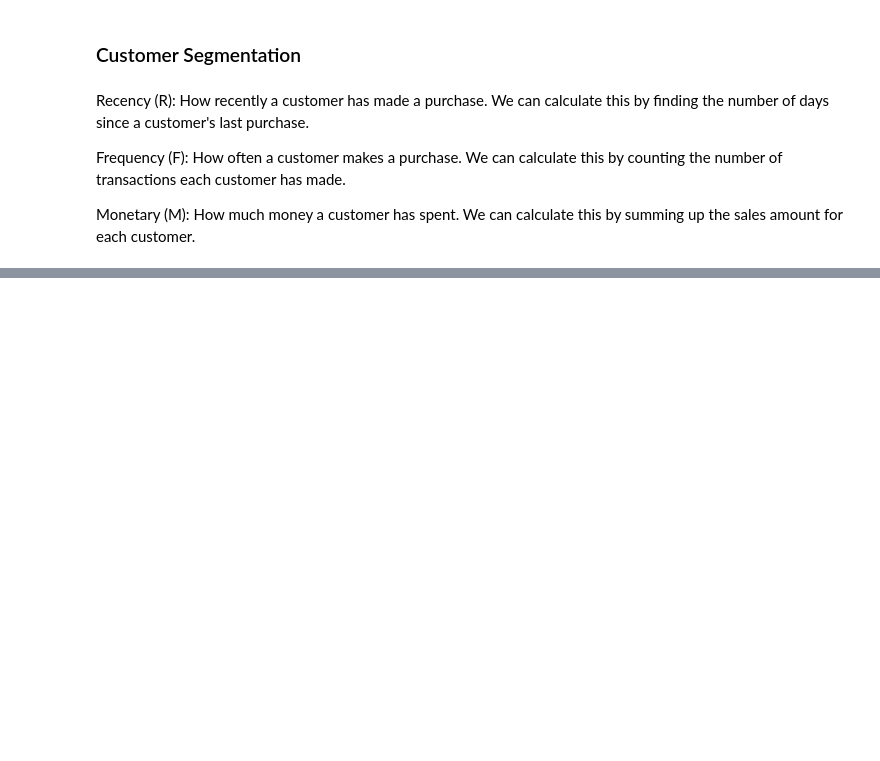
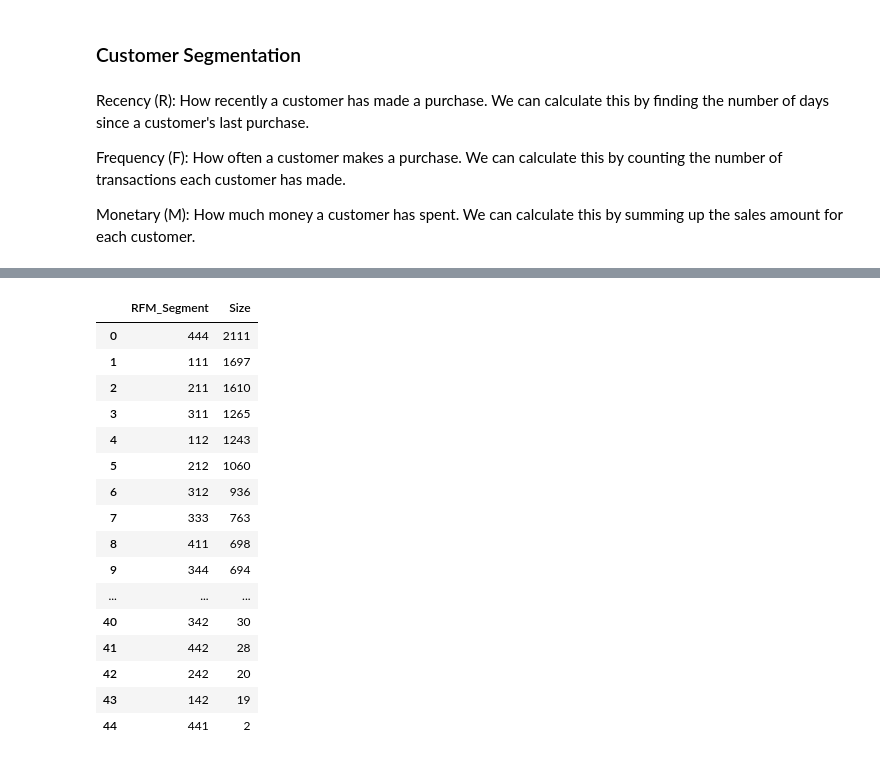
Before and after one commit to jtprado/capstone, a Jupyter notebook: main.ipynb, the cells around one changed output, grey strips where cells are left out. Saved outputs shown, nothing was run; the diff lists cells and outputs as text; code cells hidden in the pictures; blank space fills up the shorter version.

```diff
--- a/main.ipynb
+++ b/main.ipynb
@@ -253,0 +227,33 @@ AttributeError: 'numpy.int64' object has no attribute 'days'
+# %%
+# Analyzing the size of each segment
+segment_size = rfm['RFM_Segment'].value_counts().reset_index()
+segment_size.columns = ['RFM_Segment', 'Size']
+
+# Calculating average values for RFM metrics in each segment
+segment_analysis = rfm.groupby('RFM_Segment').agg({
+    'Recency': 'mean',
+    'Frequency': 'mean',
+    'Monetary': ['mean', 'count']
+}).reset_index()
+
+segment_analysis.columns = ['RFM_Segment', 'Average Recency', 'Average Frequency', 'Average Monetary', 'Count']
+
+segment_size
+# %% [output]
+|  | RFM_Segment | Size |
+| 0 | 444 | 2111 |
+| 1 | 111 | 1697 |
+| 2 | 211 | 1610 |
+| 3 | 311 | 1265 |
+| 4 | 112 | 1243 |
+| 5 | 212 | 1060 |
+| 6 | 312 | 936 |
+| 7 | 333 | 763 |
+| 8 | 411 | 698 |
+| 9 | 344 | 694 |
+| ... | ... | ... |
+| 40 | 342 | 30 |
+| 41 | 442 | 28 |
+| 42 | 242 | 20 |
+| 43 | 142 | 19 |
+| 44 | 441 | 2 |
```
Also changed, not shown: parts of 16 cells of this notebook, 1 other file.
